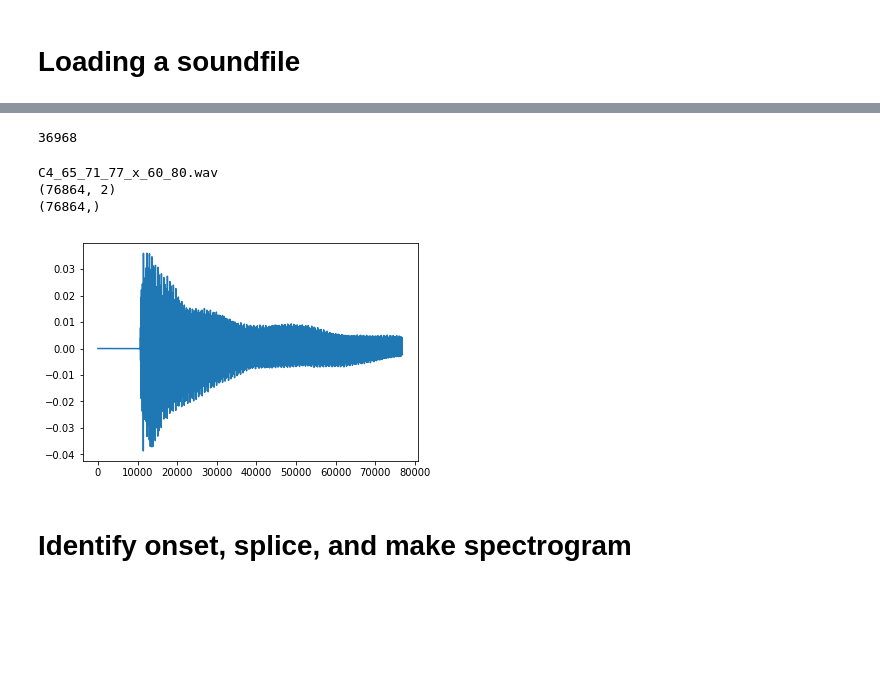
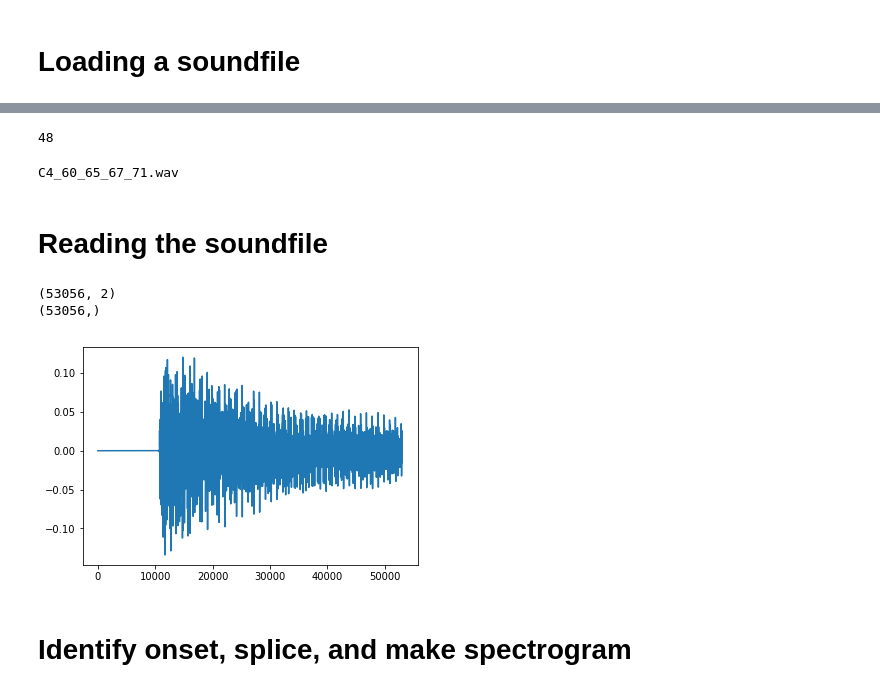
Before and after one commit to tonghuikang/musicpygame, a Jupyter notebook: note_evaluation/CNN model weights and function/predict_from_sound.ipynb, the cells around one changed output, grey strips where cells are left out. Saved outputs shown, nothing was run; the diff lists cells and outputs as text; code cells hidden in the pictures; blank space fills up the shorter version.

```diff
--- a/note_evaluation/CNN model weights and function/predict_from_sound.ipynb
+++ b/note_evaluation/CNN model weights and function/predict_from_sound.ipynb
@@ -28,25 +27,33 @@ def isFile(object):
     except Exception:  # if not, it's a file
         return True
 # %%
-soundfiles_dir = "/home/hkmac/musicpygame/note_evaluation/soundfile_sch/"
+soundfiles_dir = "/Users/hkmac/Dropbox (Personal)/mir2018/musicpygame/note_evaluation/soundfile_sch/"
 soundfiles = findfiles(soundfiles_dir)
 print(len(soundfiles))
 # %% [output]
-36968
+48
+# %%
+soundfile = soundfiles[np.random.randint(len(soundfiles))]
+print(soundfile)
+# %% [output]
+C4_60_65_67_71.wav
+# %% [markdown]
+# Reading the soundfile
 # %%
-soundfile = soundfiles[np.random.randint(len(soundfiles))]
-print(soundfile)
-audio,sr = sf.read(soundfiles_dir + soundfile)
-print(np.shape(audio))
-sample = audio[:,0]
-print(np.shape(sample))
-plt.plot(sample)
-plt.show()
+def read_soundfile(soundfile):
+    audio,sr = sf.read(soundfiles_dir + soundfile)
+    print(np.shape(audio))
+    sample = audio[:,0]
+    print(np.shape(sample))
+    plt.plot(sample)
+    plt.show()
+    return sample
-# %% [output]
-C4_65_71_77_x_60_80.wav
-(76864, 2)
-(76864,)
-[figure, removed]
+# %%
+sample = read_soundfile(soundfile)
+# %% [output]
+(53056, 2)
+(53056,)
+[figure, added]
 # %% [markdown]
 # Identify onset, splice, and make spectrogram
 # %%
```
Also changed, not shown: parts of 9 cells of this notebook, 3 other files.
